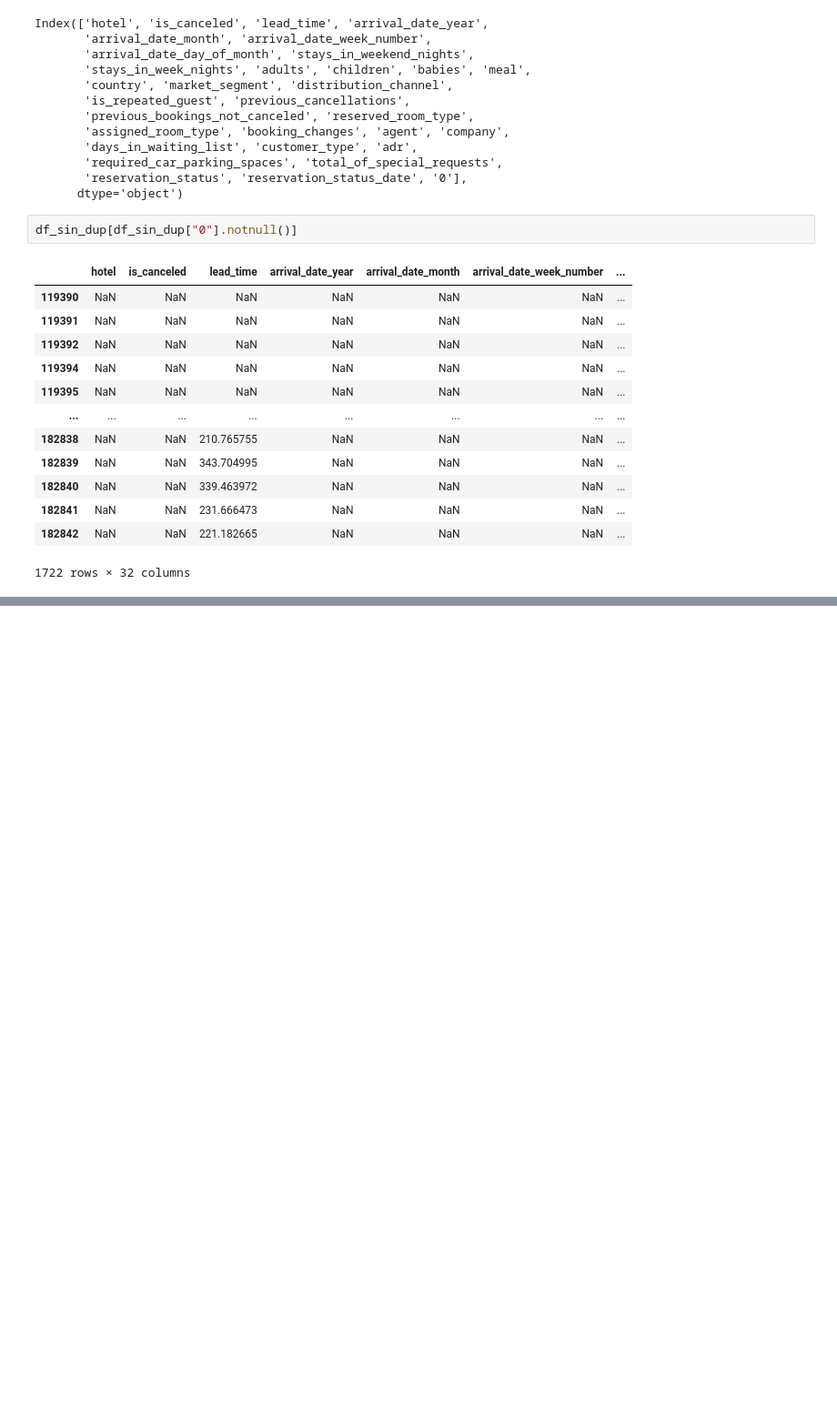
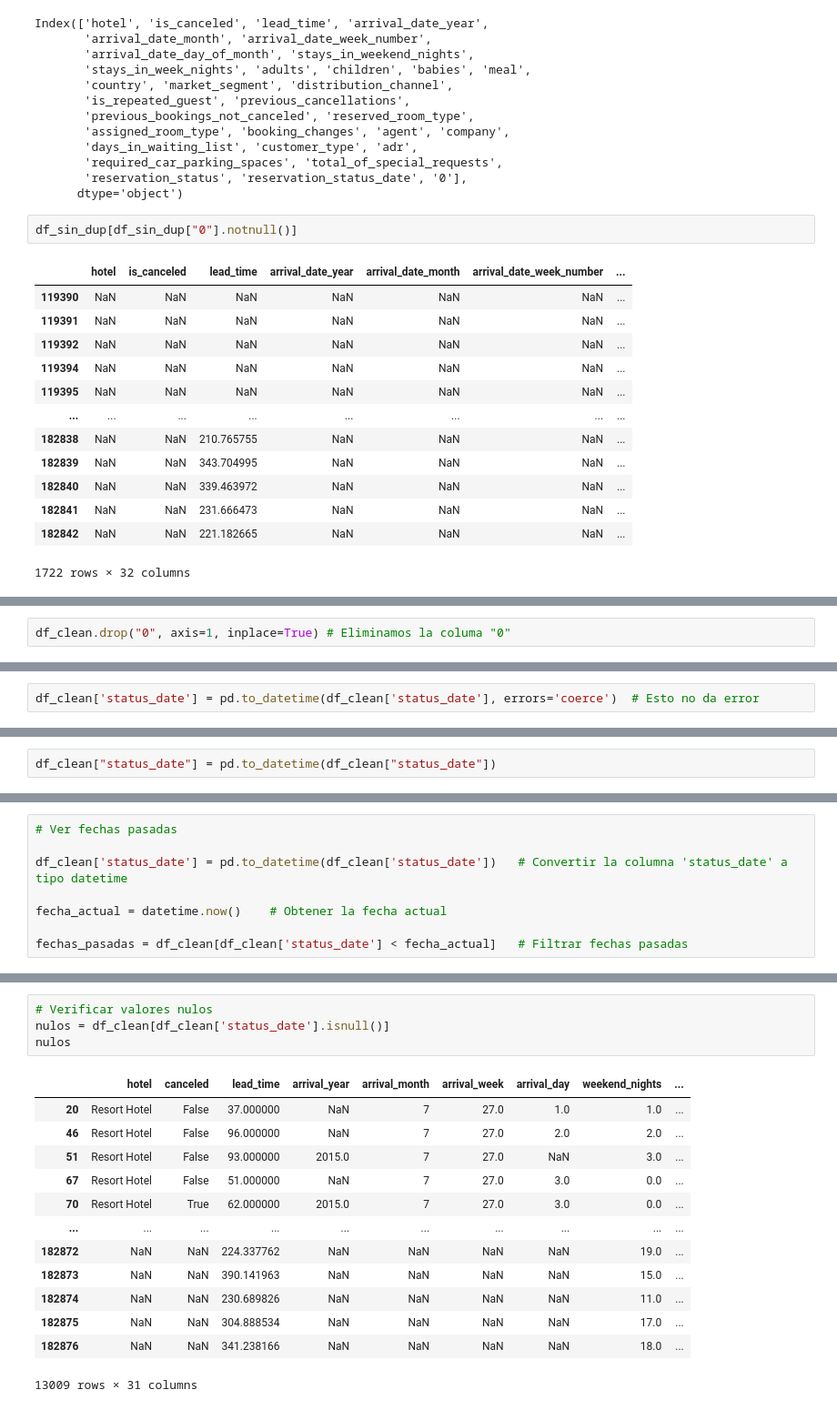
Before and after one commit to BSReguera/project-da-promo-G-module-4-team-3, a Jupyter notebook: notebooks/analisis_inicial.ipynb, the cells around one changed output, grey strips where cells are left out. Shown at 91% size. Saved outputs shown, nothing was run; the diff lists cells and outputs as text; blank space fills up the shorter version.

```diff
--- a/notebooks/analisis_inicial.ipynb
+++ b/notebooks/analisis_inicial.ipynb
@@ -168,0 +277,2 @@ df_sin_dup[df_sin_dup["0"].notnull()]
+# %%
+df_clean.drop("0", axis=1, inplace=True) # Eliminamos la columa "0"
@@ -168,0 +312,2 @@ df_sin_dup[df_sin_dup["0"].notnull()]
+# %%
+df_clean['status_date'] = pd.to_datetime(df_clean['status_date'], errors='coerce')  # Esto no da error
@@ -168,0 +318,2 @@ df_sin_dup[df_sin_dup["0"].notnull()]
+# %%
+df_clean["status_date"] = pd.to_datetime(df_clean["status_date"])
@@ -168,0 +322,8 @@ df_sin_dup[df_sin_dup["0"].notnull()]
+# %%
+# Ver fechas pasadas
+
+df_clean['status_date'] = pd.to_datetime(df_clean['status_date'])   # Convertir la columna 'status_date' a tipo datetime
+
+fecha_actual = datetime.now()    # Obtener la fecha actual
+
+fechas_pasadas = df_clean[df_clean['status_date'] < fecha_actual]   # Filtrar fechas pasadas
@@ -168,0 +342,18 @@ df_sin_dup[df_sin_dup["0"].notnull()]
+# %%
+# Verificar valores nulos
+nulos = df_clean[df_clean['status_date'].isnull()]
+nulos
+# %% [output]
+|  | hotel | canceled | lead_time | arrival_year | arrival_month | arrival_week | arrival_day | weekend_nights | ... |
+| 20 | Resort Hotel | False | 37.000000 | NaN | 7 | 27.0 | 1.0 | 1.0 | ... |
+| 46 | Resort Hotel | False | 96.000000 | NaN | 7 | 27.0 | 2.0 | 2.0 | ... |
+| 51 | Resort Hotel | False | 93.000000 | 2015.0 | 7 | 27.0 | NaN | 3.0 | ... |
+| 67 | Resort Hotel | False | 51.000000 | NaN | 7 | 27.0 | 3.0 | 0.0 | ... |
+| 70 | Resort Hotel | True | 62.000000 | 2015.0 | 7 | 27.0 | 3.0 | 0.0 | ... |
+| ... | ... | ... | ... | ... | ... | ... | ... | ... | ... |
+| 182872 | NaN | NaN | 224.337762 | NaN | NaN | NaN | NaN | 19.0 | ... |
+| 182873 | NaN | NaN | 390.141963 | NaN | NaN | NaN | NaN | 15.0 | ... |
+| 182874 | NaN | NaN | 230.689826 | NaN | NaN | NaN | NaN | 11.0 | ... |
+| 182875 | NaN | NaN | 304.888534 | NaN | NaN | NaN | NaN | 17.0 | ... |
+| 182876 | NaN | NaN | 341.238166 | NaN | NaN | NaN | NaN | 18.0 | ... |
+13009 rows × 31 columns
```
Also changed, not shown: parts of 20 cells of this notebook, 2 other files.
